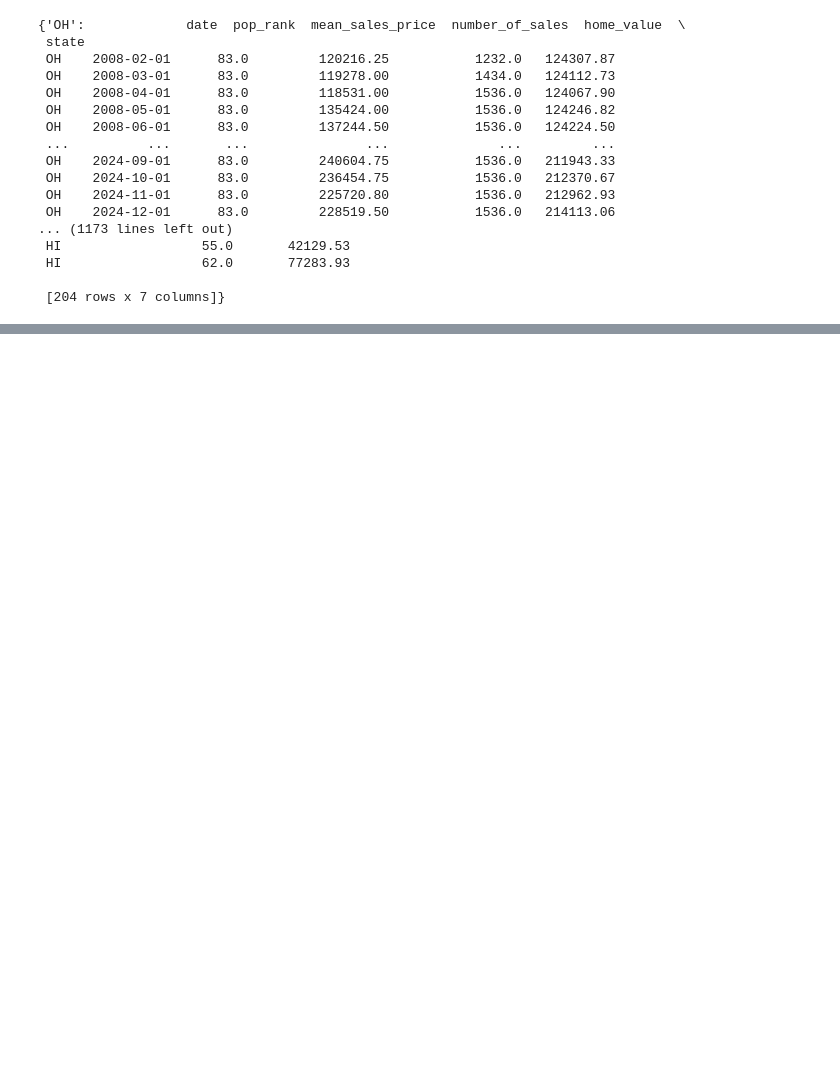
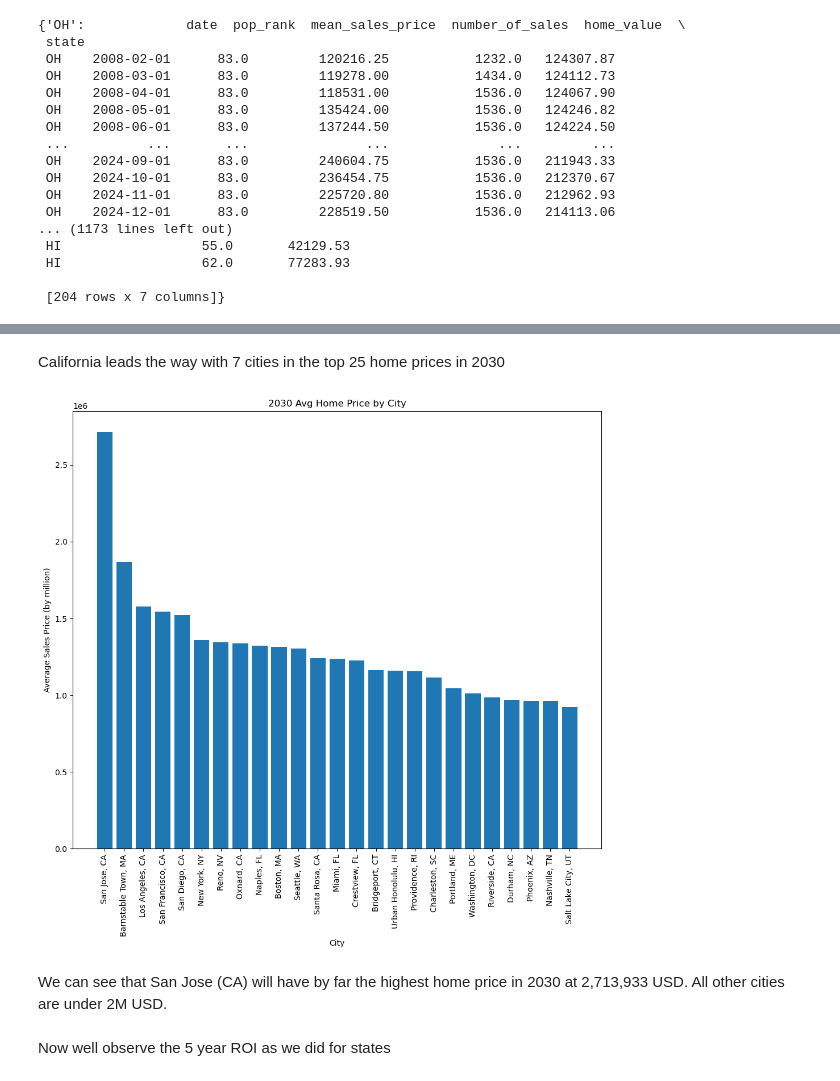
Before and after one commit to tcarlon94/Capstone_2_Real_estate, a Jupyter notebook: Preprocessing_training.ipynb, the cells around one changed output, grey strips where cells are left out. Drawn from its saved outputs; the diff is of its cells as text; code cells hidden in the pictures; blank space fills up the shorter version.

```diff
--- a/Preprocessing_training.ipynb
+++ b/Preprocessing_training.ipynb
@@ -1079,0 +1206,3 @@ Our model results in New Mexico having the highest average home price in 2030 at
+# %%
+city_prices = dict(sorted(city_future_prices.items(), key=lambda item: item[1], reverse=True))
+city_prices
@@ -1079,0 +1227,5 @@ Our model results in New Mexico having the highest average home price in 2030 at
+# %%
+future_city_df = pd.DataFrame.from_dict(city_prices, orient='index', columns=['price_2030'])
+future_city_df = future_city_df.reset_index()
+future_city_df.rename(columns={'index': 'city'}, inplace=True)
+future_city_df.head()
@@ -1079,0 +1239,9 @@ Our model results in New Mexico having the highest average home price in 2030 at
+# %%
+#bring in state data
+city_state = data[['city', 'state']]
+city_state_future = future_city_df.merge(city_state, how='left', on='city')
+city_state_future = city_state_future.drop_duplicates(keep='first').reset_index()
+# %%
+#create list of top 25 Cities
+city_top25 = city_state_future.drop(columns='index').head(25)
+city_top25
@@ -1079,0 +1287,17 @@ Our model results in New Mexico having the highest average home price in 2030 at
+# %% [markdown]
+California leads the way with 7 cities in the top 25 home prices in 2030
+# %%
+#plot data
+fig, ax = plt.subplots(figsize=(12, 10))
+plt.bar(city_top25['city'], city_top25['price_2030'])
+plt.xlabel('City')
+plt.ylabel('Average Sales Price (by million)')
+plt.xticks(rotation=90)
+plt.title('2030 Avg Home Price by City')
+plt.show()
+# %% [output]
+[figure, added]
+# %% [markdown]
+We can see that San Jose (CA) will have by far the highest home price in 2030 at 2,713,933 USD. All other cities are under 2M USD.
+# %% [markdown]
+Now well observe the 5 year ROI as we did for states
```
Also changed, not shown: parts of 98 cells of this notebook, 1 other file.
